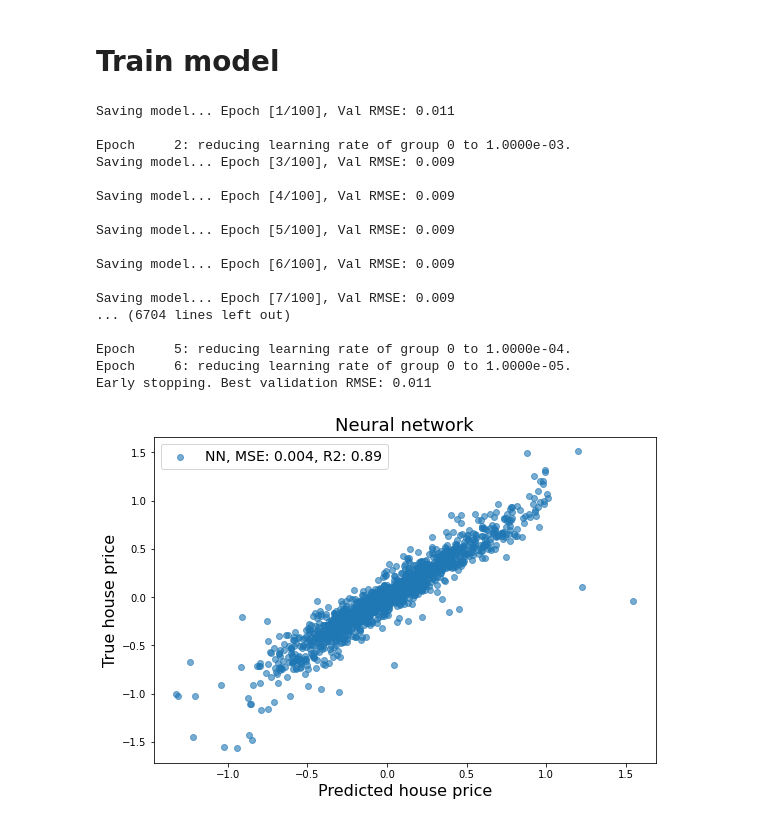
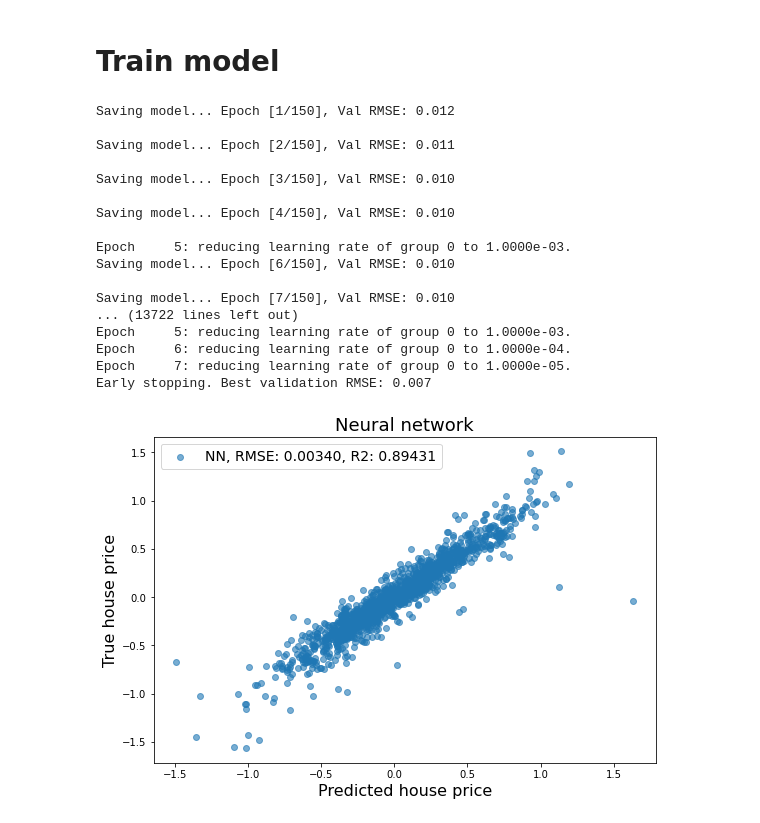
Before and after one commit to JaronThompson/HousePrices, a Jupyter notebook: NeuralNetwork.ipynb, the cells around one changed output. Drawn from its saved outputs; the diff is of its cells as text; code cells hidden in the pictures.

```diff
--- a/NeuralNetwork.ipynb
+++ b/NeuralNetwork.ipynb
@@ -148,7 +164,7 @@ class Model(nn.Module):
         self.fc2 = nn.Linear(self.hidden_size, self.hidden_size)
 
         # add activation
-        self.activation = nn.LeakyReLU()
+        self.activation = nn.ReLU()
 
         # define fully connected hidden layer
         self.output = nn.Linear(self.hidden_size, self.output_size)
@@ -174,7 +190,6 @@ def NNtrain(model, trainloader, valloader, optimizer, criterion, num_epochs=300,
 
             # send data to gpu or cpu RAM
             # input has dimensions (sequence length, batch size, n inputs)
-            # x = x.permute(1,0,2)
             x = x.to(device)
 
             # Forward pass
@@ -200,7 +215,6 @@ def NNtrain(model, trainloader, valloader, optimizer, criterion, num_epochs=300,
         model.eval()
         with torch.no_grad():
             for i, (x, y) in enumerate(valloader):
-                # x = x.permute(1,0,2)
                 x = x.to(device)
 
                 # Forward pass
@@ -215,20 +229,18 @@ def NNtrain(model, trainloader, valloader, optimizer, criterion, num_epochs=300,
                 valid_targets += list(y.cpu().numpy())
 
         # Calculate performance statistics on validation data
-        val_mse = np.linalg.norm(np.array(valid_predictions) - np.array(valid_targets))/len(np.array(valid_targets))
+        val_rmse = np.linalg.norm(np.array(valid_predictions) - np.array(valid_targets))/len(np.array(valid_targets))
 
         # learning rate is reduced if val roc doesn't improve
-        scheduler.step(val_mse)
+        scheduler.step(val_rmse)
 
         # Save model if validation performance improved
-        if val_mse <= best_val:
-            best_val = val_mse
-            # patience = set_patience (takes too long to reset patience every time the score improves)
-            print("Saving model... Epoch [{}/{}], Val RMSE: {:.3f}\n".format(epoch+1, num_epochs, val_mse))
+        if val_rmse <= best_val:
+            best_val = val_rmse
+            print("Saving model... Epoch [{}/{}], Val RMSE: {:.3f}\n".format(epoch+1, num_epochs, val_rmse))
             torch.save(model.state_dict(), path_to_model)
         else:
-            # re-do epoch with the best model ?
-            # model.load_state_dict(torch.load(path_to_model))
+            # if performance doesn't improve, lose some patience
             patience -= 1
             if patience == 0:
                 print('Early stopping. Best validation RMSE: {:.3f}'.format(best_val))
@@ -242,9 +254,9 @@ def NNtrain(model, trainloader, valloader, optimizer, criterion, num_epochs=300,
 # Train model
 # %%
 # set up training params
-num_epochs = 100
-n_splits_1 = 20
-n_splits_2 = 5
+num_epochs = 150
+n_splits_1 = 24
+n_splits_2 = 6
 
 # set up out of fold predictions
 oof = np.zeros(len(X_df))
@@ -287,36 +299,36 @@ for trainval_index, test_index in skf1.split(X_df):
     # store predictions
     oof[test_index] = y_pred_test
 # %% [output]
-Saving model... Epoch [1/100], Val RMSE: 0.011
+Saving model... Epoch [1/150], Val RMSE: 0.012
 
-Epoch     2: reducing learning rate of group 0 to 1.0000e-03.
-Saving model... Epoch [3/100], Val RMSE: 0.009
+Saving model... Epoch [2/150], Val RMSE: 0.011
 
-Saving model... Epoch [4/100], Val RMSE: 0.009
+Saving model... Epoch [3/150], Val RMSE: 0.010
 
-Saving model... Epoch [5/100], Val RMSE: 0.009
+Saving model... Epoch [4/150], Val RMSE: 0.010
 
-Saving model... Epoch [6/100], Val RMSE: 0.009
+Epoch     5: reducing learning rate of group 0 to 1.0000e-03.
+Saving model... Epoch [6/150], Val RMSE: 0.010
 
-Saving model... Epoch [7/100], Val RMSE: 0.009
-... (6704 lines left out)
-
-Epoch     5: reducing learning rate of group 0 to 1.0000e-04.
-Epoch     6: reducing learning rate of group 0 to 1.0000e-05.
-Early stopping. Best validation RMSE: 0.011
+Saving model... Epoch [7/150], Val RMSE: 0.010
+... (13722 lines left out)
+Epoch     5: reducing learning rate of group 0 to 1.0000e-03.
+Epoch     6: reducing learning rate of group 0 to 1.0000e-04.
+Epoch     7: reducing learning rate of group 0 to 1.0000e-05.
+Early stopping. Best validation RMSE: 0.007
 # %%
 # calculate performance
-mse = np.linalg.norm(y - oof)/len(y)
+rmse = np.linalg.norm(y - oof)/len(y)
 R2 = r2_score(y, oof)
 
 plt.figure(figsize=(9, 6))
 
-plt.scatter(oof, y, alpha=.6, label="NN, MSE: {:.3f}, R2: {:.2f}".format(mse, R2))
+plt.scatter(oof, y, alpha=.6, label="NN, RMSE: {:.5f}, R2: {:.5f}".format(rmse, R2))
 plt.xlabel("Predicted house price", fontsize=16)
 plt.ylabel("True house price", fontsize=16)
 
 plt.legend(fontsize=14)
 plt.title("Neural network", fontsize=18)
 plt.show()
 # %% [output]
-[figure, old version]
+[figure, new version]
```
Also changed, not shown: parts of 1 cell of this notebook, 3 other files.
